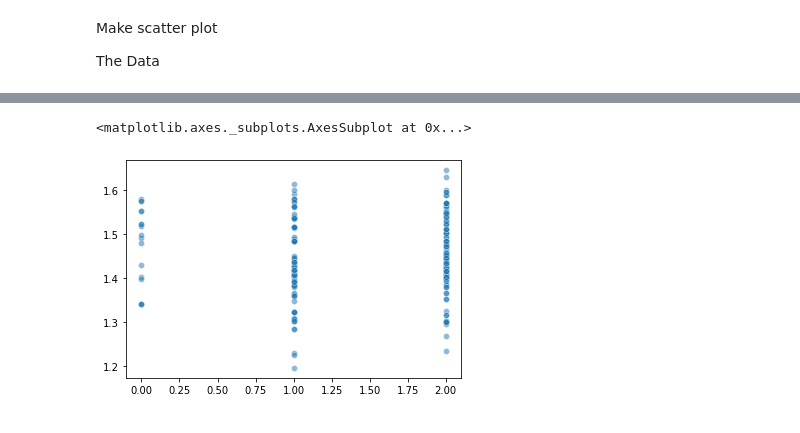
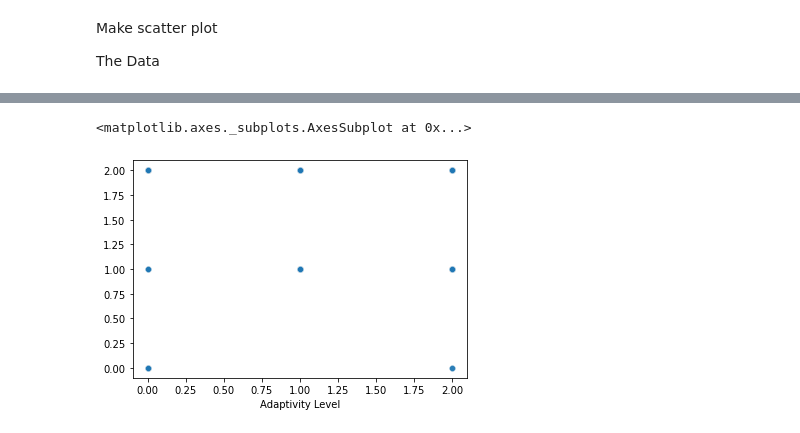
Before and after one commit to ashishar/data_science_codes, a Jupyter notebook: python/linear_regression.ipynb, the cells around one changed output, grey strips where cells are left out. Drawn from its saved outputs; the diff is of its cells as text; code cells hidden in the pictures.

```diff
--- a/python/linear_regression.ipynb
+++ b/python/linear_regression.ipynb
@@ -86,4 +106,4 @@ X = Student_adaptivity.drop('Adaptivity Level', axis='columns')
 **Split dataset to X and Y variables**
 # %%
 from sklearn.model_selection import train_test_split
-X_train, X_test, Y_train, Y_test = train_test_split(X, y, test_size=0.2)
+X_train, X_test, y_train, y_test=train_test_split(X,y,test_size=0.3,random_state=42)
@@ -96,7 +109,0 @@ from sklearn.preprocessing import LabelEncoder
-# %%
-# define ordinal encoding
-# ordinal encode input variables
-ordinal_encoder = OrdinalEncoder()
-ordinal_encoder.fit(X_train)
-X_train = ordinal_encoder.transform(X_train)
-X_test = ordinal_encoder.transform(X_test)
@@ -115,3 +112,7 @@ model = linear_model.LinearRegression()
+# %%
+from sklearn.linear_model import LogisticRegression
+
+model=LogisticRegression(random_state=42,multi_class='multinomial',solver='lbfgs', max_iter=500,penalty='l2',warm_start=True)
 # %% [markdown]
 **Fit on the training set**
 # %%
@@ -124,0 +143,4 @@ Y_pred = model.predict(X_test)
+# %%
+from sklearn.metrics import confusion_matrix,accuracy_score, classification_report,ConfusionMatrixDisplay
+y_pred = model.predict(X_test)
+print(classification_report(y_test,y_pred, zero_division=1))
@@ -190,5 +213,5 @@ sns.scatterplot(Y_test, Y_pred)
 # %%
-sns.scatterplot(Y_test, Y_pred, alpha=0.5)
+sns.scatterplot(y_test['Adaptivity Level'], y_pred, alpha=0.5)
 # %% [output]
 <matplotlib.axes._subplots.AxesSubplot at 0x...>
-[figure, old version]
+[figure, new version]
```
Also changed, not shown: parts of 21 cells of this notebook.
